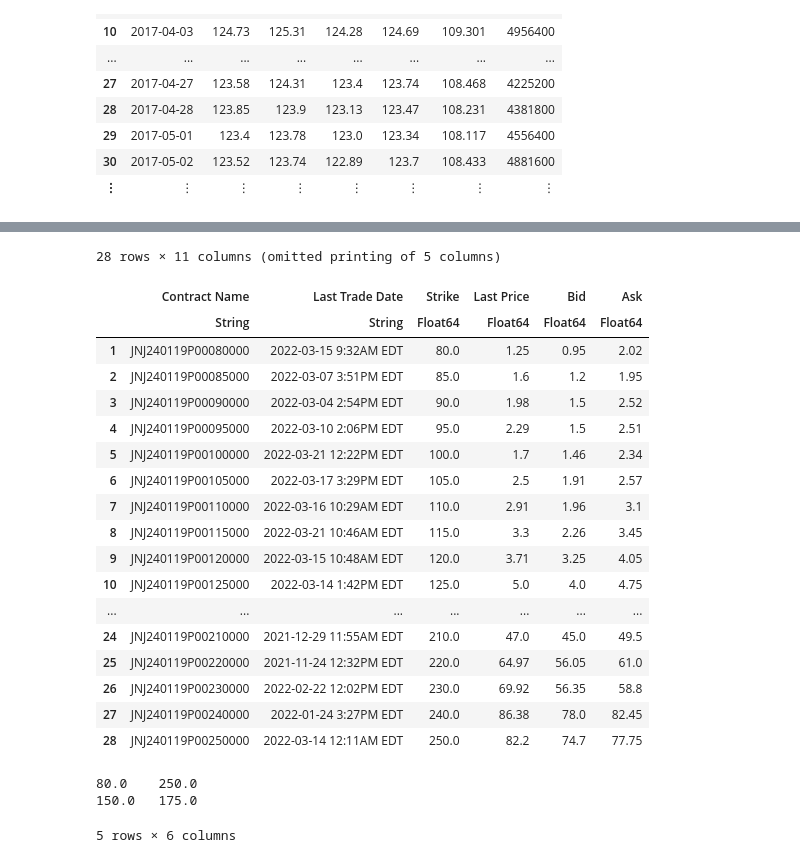
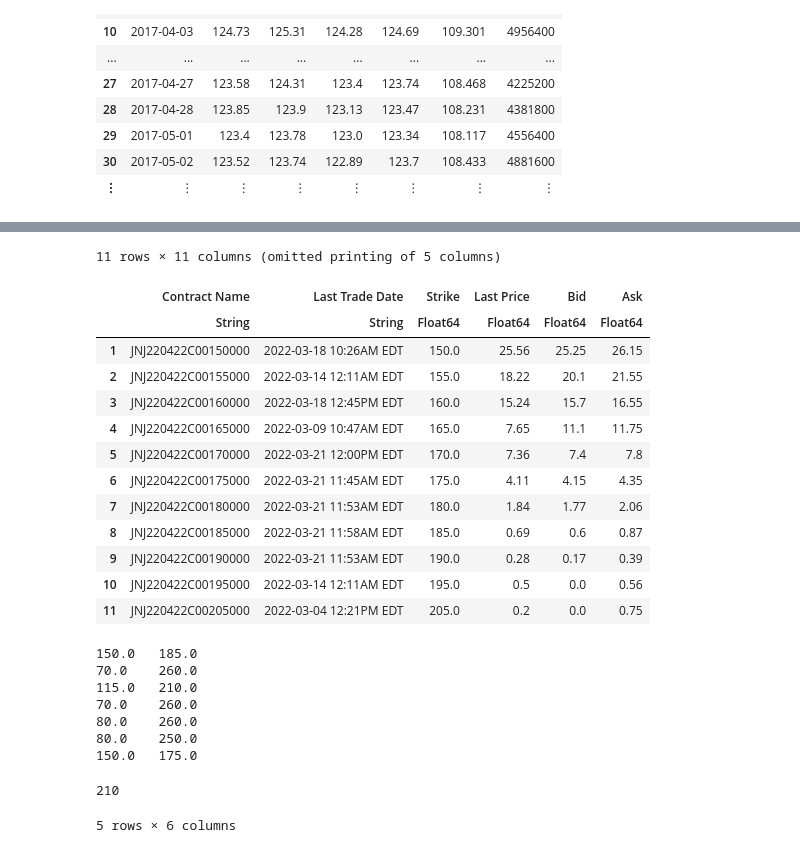
Before and after one commit to aidinattar/Financial-Mathematics, a Jupyter notebook: W2.Call-Put_Parity/Dividends.ipynb, the cells around one changed output, grey strips where cells are left out. Drawn from its saved outputs; the diff is of its cells as text; code cells hidden in the pictures.

```diff
--- a/W2.Call-Put_Parity/Dividends.ipynb
+++ b/W2.Call-Put_Parity/Dividends.ipynb
@@ -48,34 +49,31 @@ p = PlotlyJS.plot(candlestick(x    =JNJ[!, "Date" ],
 # %%
 CALL_1MONTH   = DataFrame(CSV.File("DATA/CALL_1MONTH.csv"  ))
 CALL_3MONTHS  = DataFrame(CSV.File("DATA/CALL_3MONTHS.csv" ))
 CALL_7MONTHS  = DataFrame(CSV.File("DATA/CALL_7MONTHS.csv" ))
 CALL_10MONTHS = DataFrame(CSV.File("DATA/CALL_10MONTHS.csv"))
 CALL_15MONTHS = DataFrame(CSV.File("DATA/CALL_15MONTHS.csv"))
 CALL_22MONTHS = DataFrame(CSV.File("DATA/CALL_22MONTHS.csv"))
 
 PUT_1MONTH    = DataFrame(CSV.File("DATA/PUT_1MONTH.csv"   ))
 PUT_3MONTHS   = DataFrame(CSV.File("DATA/PUT_3MONTHS.csv"  ))
 PUT_7MONTHS   = DataFrame(CSV.File("DATA/PUT_7MONTHS.csv"  ))
 PUT_10MONTHS  = DataFrame(CSV.File("DATA/PUT_10MONTHS.csv" ))
 PUT_15MONTHS  = DataFrame(CSV.File("DATA/PUT_15MONTHS.csv" ))
 PUT_22MONTHS  = DataFrame(CSV.File("DATA/PUT_22MONTHS.csv" ))
+
+CALL_1MONTH
 # %% [output]
-28 rows × 11 columns (omitted printing of 5 columns)
+11 rows × 11 columns (omitted printing of 5 columns)
 |  | Contract Name | Last Trade Date | Strike | Last Price | Bid | Ask |
 |  | String | String | Float64 | Float64 | Float64 | Float64 |
-| 1 | JNJ240119P00080000 | 2022-03-15 9:32AM EDT | 80.0 | 1.25 | 0.95 | 2.02 |
-| 2 | JNJ240119P00085000 | 2022-03-07 3:51PM EDT | 85.0 | 1.6 | 1.2 | 1.95 |
-| 3 | JNJ240119P00090000 | 2022-03-04 2:54PM EDT | 90.0 | 1.98 | 1.5 | 2.52 |
-| 4 | JNJ240119P00095000 | 2022-03-10 2:06PM EDT | 95.0 | 2.29 | 1.5 | 2.51 |
-| 5 | JNJ240119P00100000 | 2022-03-21 12:22PM EDT | 100.0 | 1.7 | 1.46 | 2.34 |
-| 6 | JNJ240119P00105000 | 2022-03-17 3:29PM EDT | 105.0 | 2.5 | 1.91 | 2.57 |
-| 7 | JNJ240119P00110000 | 2022-03-16 10:29AM EDT | 110.0 | 2.91 | 1.96 | 3.1 |
-| 8 | JNJ240119P00115000 | 2022-03-21 10:46AM EDT | 115.0 | 3.3 | 2.26 | 3.45 |
-| 9 | JNJ240119P00120000 | 2022-03-15 10:48AM EDT | 120.0 | 3.71 | 3.25 | 4.05 |
-| 10 | JNJ240119P00125000 | 2022-03-14 1:42PM EDT | 125.0 | 5.0 | 4.0 | 4.75 |
-| ... | ... | ... | ... | ... | ... | ... |
-| 24 | JNJ240119P00210000 | 2021-12-29 11:55AM EDT | 210.0 | 47.0 | 45.0 | 49.5 |
-| 25 | JNJ240119P00220000 | 2021-11-24 12:32PM EDT | 220.0 | 64.97 | 56.05 | 61.0 |
-| 26 | JNJ240119P00230000 | 2022-02-22 12:02PM EDT | 230.0 | 69.92 | 56.35 | 58.8 |
-| 27 | JNJ240119P00240000 | 2022-01-24 3:27PM EDT | 240.0 | 86.38 | 78.0 | 82.45 |
-| 28 | JNJ240119P00250000 | 2022-03-14 12:11AM EDT | 250.0 | 82.2 | 74.7 | 77.75 |
+| 1 | JNJ220422C00150000 | 2022-03-18 10:26AM EDT | 150.0 | 25.56 | 25.25 | 26.15 |
+| 2 | JNJ220422C00155000 | 2022-03-14 12:11AM EDT | 155.0 | 18.22 | 20.1 | 21.55 |
+| 3 | JNJ220422C00160000 | 2022-03-18 12:45PM EDT | 160.0 | 15.24 | 15.7 | 16.55 |
+| 4 | JNJ220422C00165000 | 2022-03-09 10:47AM EDT | 165.0 | 7.65 | 11.1 | 11.75 |
+| 5 | JNJ220422C00170000 | 2022-03-21 12:00PM EDT | 170.0 | 7.36 | 7.4 | 7.8 |
+| 6 | JNJ220422C00175000 | 2022-03-21 11:45AM EDT | 175.0 | 4.11 | 4.15 | 4.35 |
+| 7 | JNJ220422C00180000 | 2022-03-21 11:53AM EDT | 180.0 | 1.84 | 1.77 | 2.06 |
+| 8 | JNJ220422C00185000 | 2022-03-21 11:58AM EDT | 185.0 | 0.69 | 0.6 | 0.87 |
+| 9 | JNJ220422C00190000 | 2022-03-21 11:53AM EDT | 190.0 | 0.28 | 0.17 | 0.39 |
+| 10 | JNJ220422C00195000 | 2022-03-14 12:11AM EDT | 195.0 | 0.5 | 0.0 | 0.56 |
+| 11 | JNJ220422C00205000 | 2022-03-04 12:21PM EDT | 205.0 | 0.2 | 0.0 | 0.75 |
@@ -94,11 +90,35 @@ MA  = intersect(CALL_1MONTH.Strike,   PUT_1MONTH.Strike,
                 CALL_10MONTHS.Strike, PUT_10MONTHS.Strike,
                 CALL_15MONTHS.Strike, PUT_15MONTHS.Strike,
                 CALL_22MONTHS.Strike, PUT_22MONTHS.Strike)
+println(M1[1], "\t",M1[length(M1)])
+println(M3[1], "\t",M3[length(M3)])
+println(M7[1], "\t",M7[length(M7)])
+println(M10[1], "\t",M10[length(M10)])
+println(M15[1], "\t",M15[length(M15)])
 println(M22[1], "\t",M22[length(M22)])
 println(MA[ 1], "\t",MA[ length(MA )])
+
+M1_low   = 155
+M1_high  = 185
+M3_low   = 155
+M3_high  = 200
+M7_low   = 140
+M7_high  = 210
+M10_low  = 140
+M10_high = 210
+M15_low  = 140
+M15_high = 200
+M22_low  = 140
+M22_high = 210
 # %% [output]
+150.0   185.0
+70.0    260.0
+115.0   210.0
+70.0    260.0
+80.0    260.0
 80.0    250.0
 150.0   175.0
+210
 # %%
 INTEREST_RATES = DataFrame(CSV.File("DATA/INTEREST_RATES.csv"))
 # %% [output]
```
Also changed, not shown: parts of 24 cells of this notebook, 15 other files.
